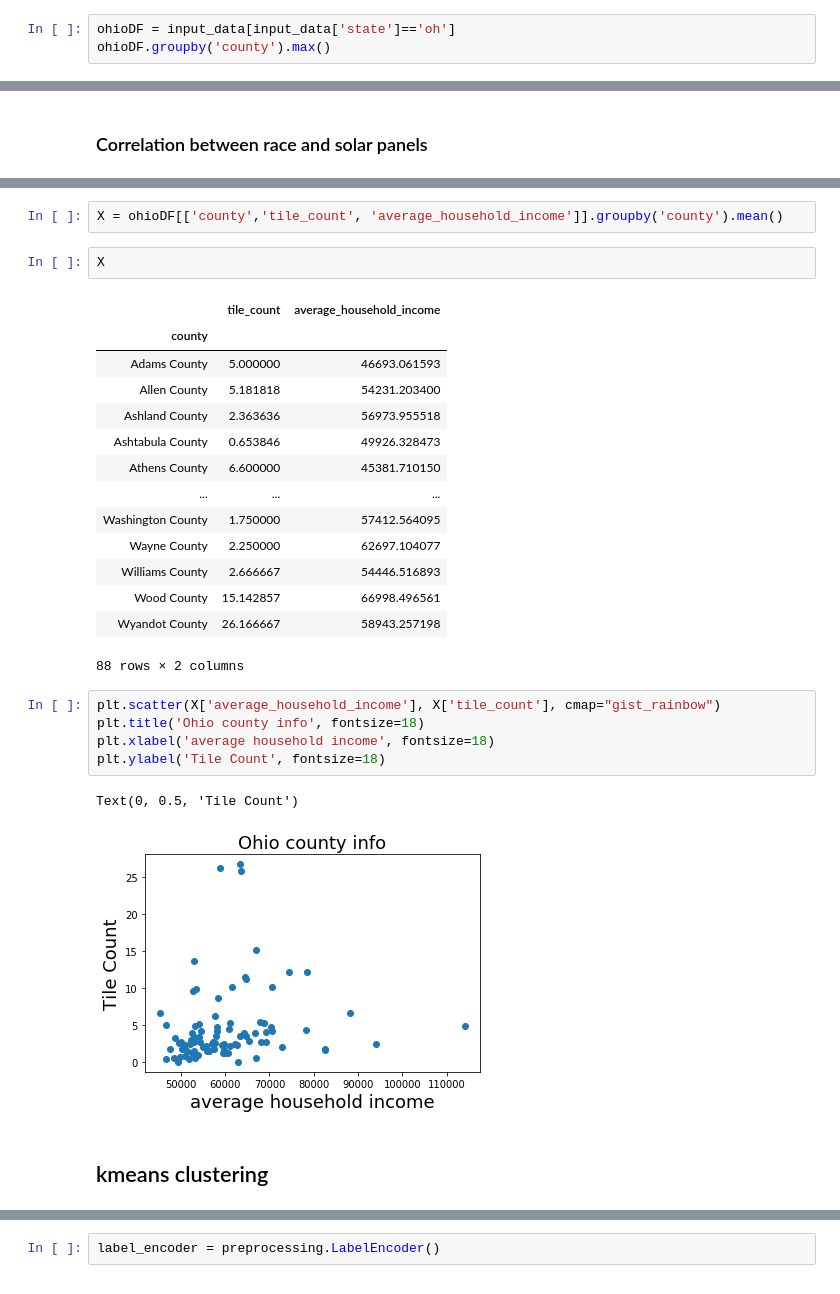
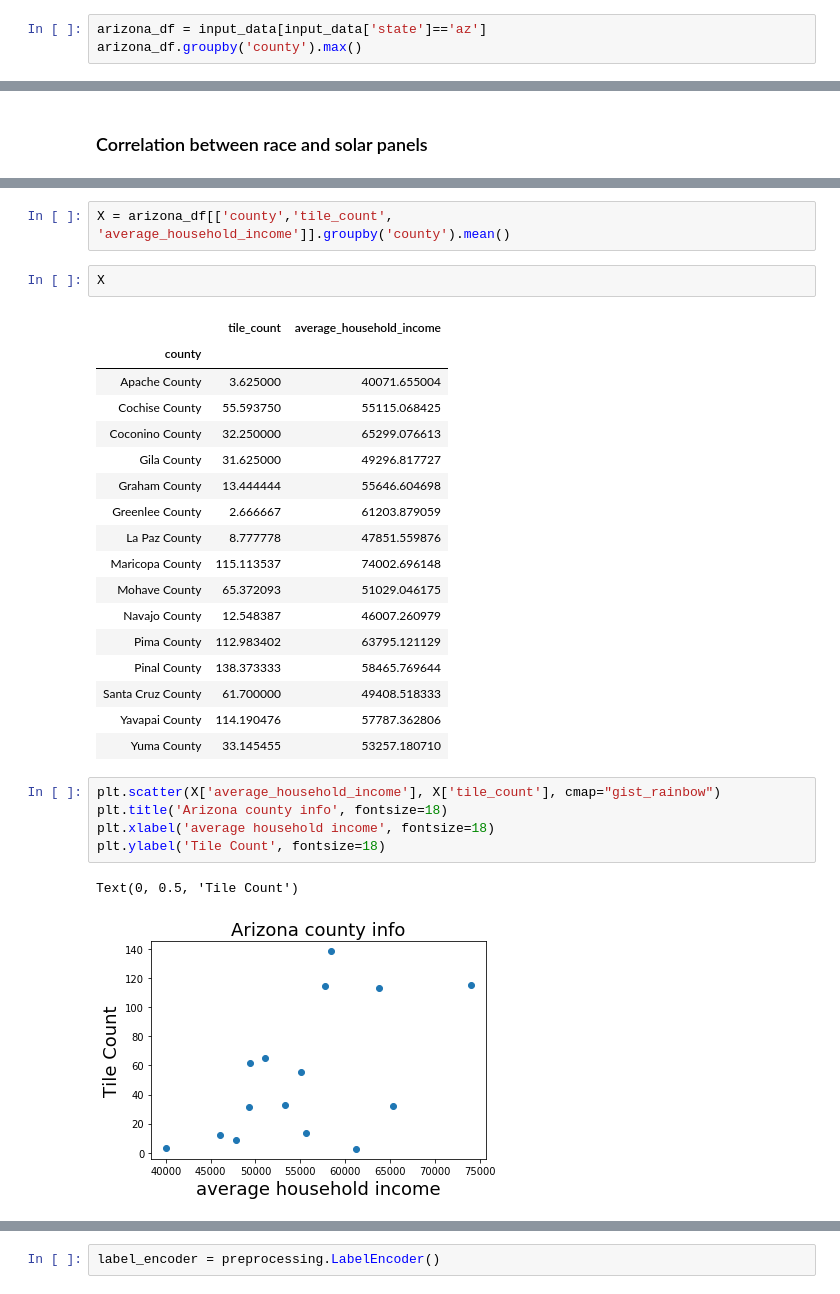
Before and after one commit to zs19930830/CMPE255, a Jupyter notebook: src/analysis.ipynb, the cells around one changed output, grey strips where cells are left out. Drawn from its saved outputs; the diff is of its cells as text.

```diff
--- a/src/analysis.ipynb
+++ b/src/analysis.ipynb
@@ -57,6 +57,6 @@ state_solar_panel_data.count().join(avg_panel_area)
 # %%
-ohioDF = input_data[input_data['state']=='oh']
-ohioDF.groupby('county').max()
+arizona_df = input_data[input_data['state']=='az']
+arizona_df.groupby('county').max()
 # %% [output]
 |  | tile_count | solar_system_count | total_panel_area | fips | average_household_income | education_bachelor | ... |
 | county |  |  |  |  |  |  | ... |
@@ -159,29 +171,30 @@ ohioDF[['county','tile_count_residential','tile_count_nonresidential','average_h
 # %%
-X = ohioDF[['county','tile_count', 'average_household_income']].groupby('county').mean()
+X = arizona_df[['county','tile_count', 'average_household_income']].groupby('county').mean()
 # %%
 X
 # %% [output]
 |  | tile_count | average_household_income |
 | county |  |  |
-| Adams County | 5.000000 | 46693.061593 |
-| Allen County | 5.181818 | 54231.203400 |
-| Ashland County | 2.363636 | 56973.955518 |
-| Ashtabula County | 0.653846 | 49926.328473 |
-| Athens County | 6.600000 | 45381.710150 |
-| ... | ... | ... |
-| Washington County | 1.750000 | 57412.564095 |
-| Wayne County | 2.250000 | 62697.104077 |
-| Williams County | 2.666667 | 54446.516893 |
-| Wood County | 15.142857 | 66998.496561 |
-| Wyandot County | 26.166667 | 58943.257198 |
+| Apache County | 3.625000 | 40071.655004 |
+| Cochise County | 55.593750 | 55115.068425 |
+| Coconino County | 32.250000 | 65299.076613 |
+| Gila County | 31.625000 | 49296.817727 |
+| Graham County | 13.444444 | 55646.604698 |
+| Greenlee County | 2.666667 | 61203.879059 |
+| La Paz County | 8.777778 | 47851.559876 |
+| Maricopa County | 115.113537 | 74002.696148 |
+| Mohave County | 65.372093 | 51029.046175 |
+| Navajo County | 12.548387 | 46007.260979 |
+| Pima County | 112.983402 | 63795.121129 |
+| Pinal County | 138.373333 | 58465.769644 |
+| Santa Cruz County | 61.700000 | 49408.518333 |
+| Yavapai County | 114.190476 | 57787.362806 |
+| Yuma County | 33.145455 | 53257.180710 |
-88 rows × 2 columns
 # %%
 plt.scatter(X['average_household_income'], X['tile_count'], cmap="gist_rainbow")
-plt.title('Ohio county info', fontsize=18)
+plt.title('Arizona county info', fontsize=18)
 plt.xlabel('average household income', fontsize=18)
 plt.ylabel('Tile Count', fontsize=18)
 # %% [output]
 Text(0, 0.5, 'Tile Count')
-[figure, old version]
+[figure, new version]
-# %% [markdown]
-## kmeans clustering
```
Also changed, not shown: parts of 51 cells of this notebook, 4 other files.
